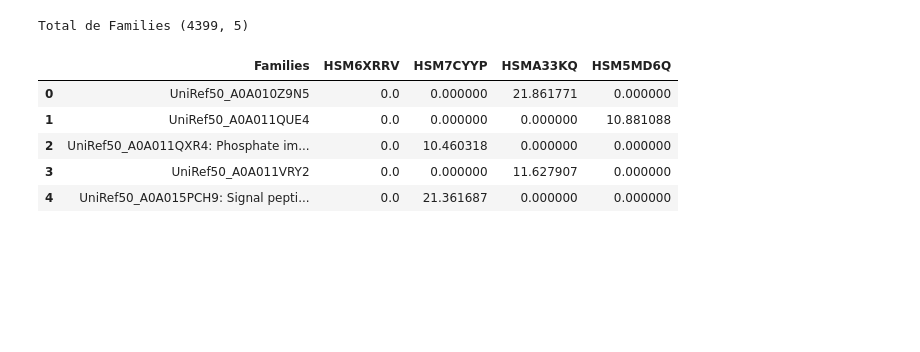
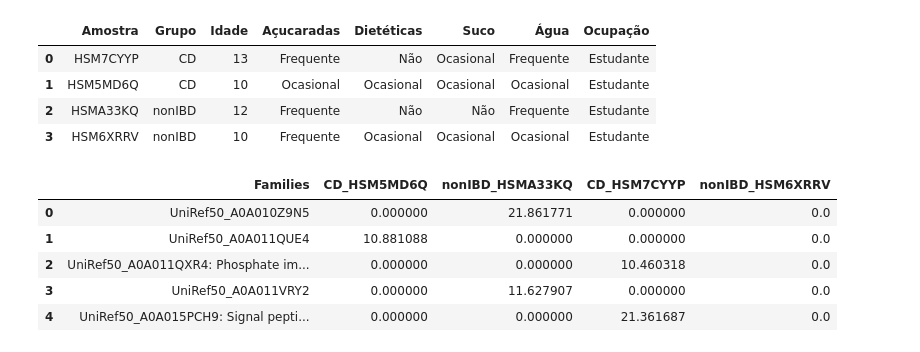
Before and after one commit to LaboratorioBioinformatica/bioinformaticsCourse, a Jupyter notebook: roteiro7/humann.ipynb, the cells around one changed output. Saved outputs shown, nothing was run; the diff lists cells and outputs as text; code cells hidden in the pictures; blank space fills up the shorter version.

```diff
--- a/roteiro7/humann.ipynb
+++ b/roteiro7/humann.ipynb
@@ -31,37 +55,61 @@ galaxy_inputs/humann
+# %%
+metadata = pd.DataFrame({ "Amostra": ["HSM7CYYP", "HSM5MD6Q", "HSMA33KQ", "HSM6XRRV"],
+                        "Grupo": ["CD", "CD", "nonIBD", "nonIBD"],
+                        "Idade": [13, 10, 12, 10],
+                        "Açucaradas": ["Frequente", "Ocasional", "Frequente", "Frequente"],
+                        "Dietéticas": ["Não", "Ocasional", "Não", "Ocasional"],
+                        "Suco": ["Ocasional", "Ocasional", "Não", "Ocasional"],
+                        "Água": ["Frequente", "Ocasional", "Frequente", "Ocasional"],
+                        "Ocupação": ["Estudante", "Estudante", "Estudante", "Estudante"] })
+sample_to_group = dict(zip(metadata["Amostra"], metadata["Grupo"]))
+
+metadata
+# %% [output]
+|  | Amostra | Grupo | Idade | Açucaradas | Dietéticas | Suco | Água | Ocupação |
+| 0 | HSM7CYYP | CD | 13 | Frequente | Não | Ocasional | Frequente | Estudante |
+| 1 | HSM5MD6Q | CD | 10 | Ocasional | Ocasional | Ocasional | Ocasional | Estudante |
+| 2 | HSMA33KQ | nonIBD | 12 | Frequente | Não | Não | Frequente | Estudante |
+| 3 | HSM6XRRV | nonIBD | 10 | Frequente | Ocasional | Ocasional | Ocasional | Estudante |
 # %%
-import pandas as pd
-import glob
-import os
+# Escolha o tipo de saída do HUMAnN que será processada
+typedata = "Families"  # ou "Families"
 
-typedata = "Families"
+# Localiza os arquivos correspondentes nas entradas do Galaxy Notebook
 pathway_files = glob.glob(f"galaxy_inputs/humann/*{typedata}.tabular")
 
 merged = None
 
 for f in pathway_files:
+    # Extrai o nome da amostra a partir do nome do arquivo
     sample = os.path.basename(f)
-    sample = sample.replace("HUMAnN_", "")
-    sample = sample.replace(f":{typedata}.tabular", "")
+    sample = sample.replace("HUMAnN_", "").replace(f"_{typedata}.tabular", "")
 
+    # Adiciona o grupo ao nome da amostra
+    group = sample_to_group.get(sample, "Unknown")
+    sample_label = f"{group}_{sample}"
+
+    # Lê a tabela do HUMAnN e renomeia as colunas
     df = pd.read_csv(f, sep="\t")
-    df.columns = [typedata, sample]
+    df.columns = [typedata, sample_label]
 
+    # Remove categorias gerais e entradas estratificadas por táxon
     df = df[~df[typedata].isin(["UNMAPPED", "UNINTEGRATED"])]
     df = df[~df[typedata].str.contains(r"\|", regex=True)]
 
+    # Combina as tabelas das diferentes amostras
     if merged is None:
         merged = df
     else:
         merged = merged.merge(df, on=typedata, how="outer")
 
+# Substitui valores ausentes por zero
 merged = merged.fillna(0)
-print(f"Total de {typedata}", merged.shape)
+
 merged.head()
 # %% [output]
-Total de Families (4399, 5)
-|  | Families | HSM6XRRV | HSM7CYYP | HSMA33KQ | HSM5MD6Q |
-| 0 | UniRef50_A0A010Z9N5 | 0.0 | 0.000000 | 21.861771 | 0.000000 |
-| 1 | UniRef50_A0A011QUE4 | 0.0 | 0.000000 | 0.000000 | 10.881088 |
-| 2 | UniRef50_A0A011QXR4: Phosphate im... | 0.0 | 10.460318 | 0.000000 | 0.000000 |
-| 3 | UniRef50_A0A011VRY2 | 0.0 | 0.000000 | 11.627907 | 0.000000 |
-| 4 | UniRef50_A0A015PCH9: Signal pepti... | 0.0 | 21.361687 | 0.000000 | 0.000000 |
+|  | Families | CD_HSM5MD6Q | nonIBD_HSMA33KQ | CD_HSM7CYYP | nonIBD_HSM6XRRV |
+| 0 | UniRef50_A0A010Z9N5 | 0.000000 | 21.861771 | 0.000000 | 0.0 |
+| 1 | UniRef50_A0A011QUE4 | 10.881088 | 0.000000 | 0.000000 | 0.0 |
+| 2 | UniRef50_A0A011QXR4: Phosphate im... | 0.000000 | 0.000000 | 10.460318 | 0.0 |
+| 3 | UniRef50_A0A011VRY2 | 0.000000 | 11.627907 | 0.000000 | 0.0 |
+| 4 | UniRef50_A0A015PCH9: Signal pepti... | 0.000000 | 0.000000 | 21.361687 | 0.0 |
```
Also changed, not shown: parts of 17 cells of this notebook, 1 other file.
